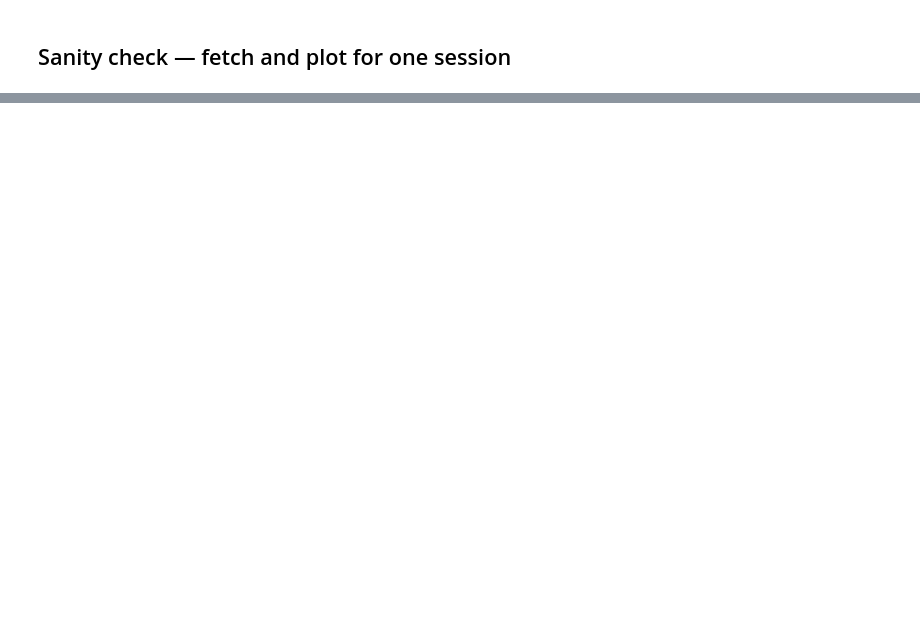
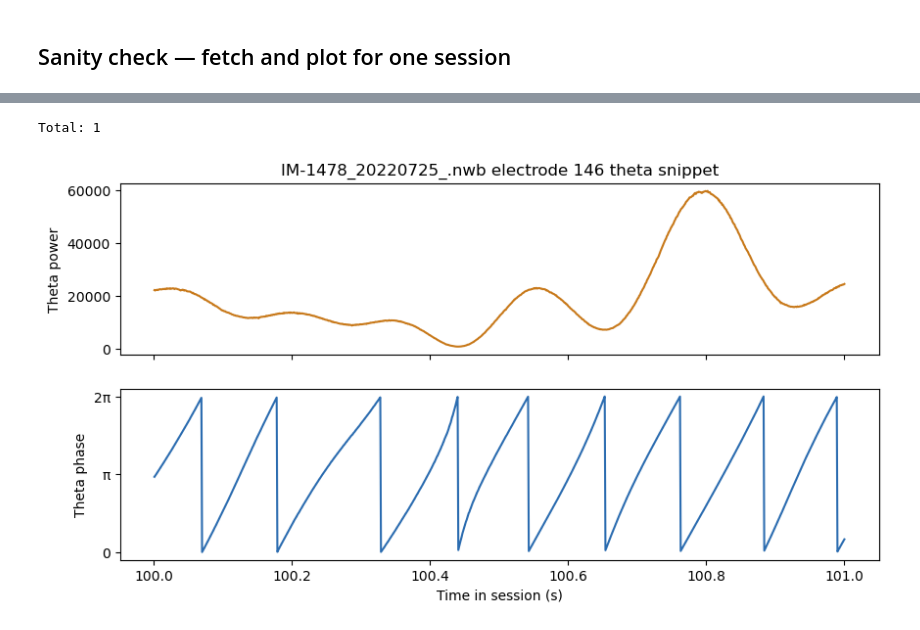
Before and after one commit to calderast/Hex-maze-spyglass, a Jupyter notebook: notebooks/Hex_Maze_Theta.ipynb, the cells around one changed output, grey strips where cells are left out. Saved outputs shown, nothing was run; the diff lists cells and outputs as text; code cells hidden in the pictures; blank space fills up the shorter version.

```diff
--- a/notebooks/Hex_Maze_Theta.ipynb
+++ b/notebooks/Hex_Maze_Theta.ipynb
@@ -409,0 +297,31 @@ Sampling rate: 1000.0 Hz
+# %%
+import matplotlib.pyplot as plt
+
+# Pick a session and interval
+check_nwb = "IM-1478_20220725_.nwb"
+check_interval_list_name = "00_r1"
+
+theta_entry = HexMazeThetaV1() & {"nwb_file_name": check_nwb, "target_iterval_list_name": check_interval_list_name}
+display(theta_entry)
+
+# Choose an example electrode so we don't load the whole thing
+REFERENCE_ELECTRODE = 146
+phase_df = theta_entry.fetch_theta_phase([REFERENCE_ELECTRODE])
+power_df = theta_entry.fetch_theta_power([REFERENCE_ELECTRODE])
+
+phase = phase_df[f"electrode {REFERENCE_ELECTRODE}"]   # radians [0, 2π], time-indexed
+power = power_df[f"electrode {REFERENCE_ELECTRODE}"]
+
+t0, t1 = 100, 101  # seconds
+
+fig, (ax_power, ax_phase) = plt.subplots(2, 1, figsize=(10, 5), sharex=True)
+ax_power.plot(power.loc[t0:t1], color="#c8791a", lw=1.5)
+ax_phase.plot(phase.loc[t0:t1], color="#2b6cb0", lw=1.5)
+ax_power.set_title(f"{check_nwb} electrode {REFERENCE_ELECTRODE} theta snippet")
+ax_power.set_ylabel("Theta power")
+ax_phase.set_ylabel("Theta phase")
+ax_phase.set_xlabel("Time in session (s)")
+ax_phase.set_yticks([0, np.pi, 2 * np.pi])
+ax_phase.set_yticklabels(["0", "π", "2π"])
+plt.show()
+# %% [output]
@@ -409,0 +330,2 @@ Sampling rate: 1000.0 Hz
+Total: 1
+[figure, added]
```
Also changed, not shown: parts of 9 cells of this notebook, 7 other files.
